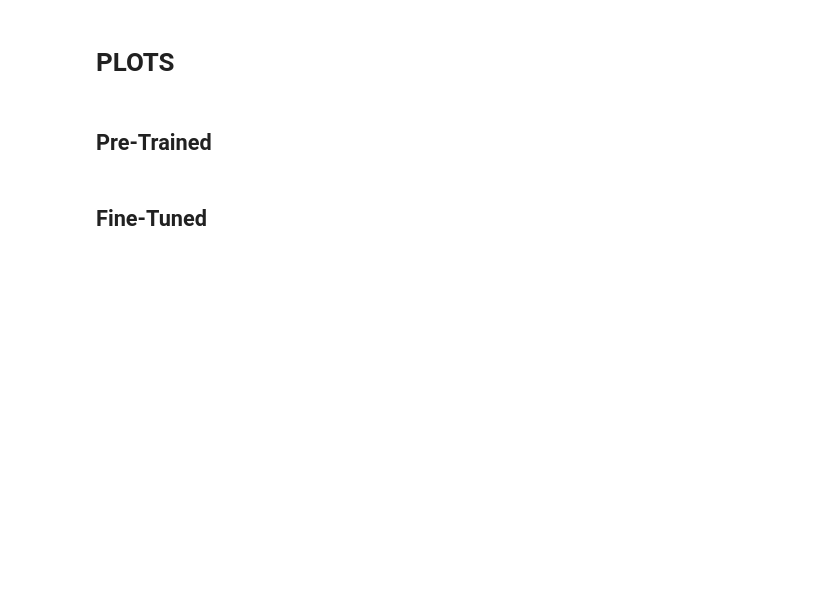
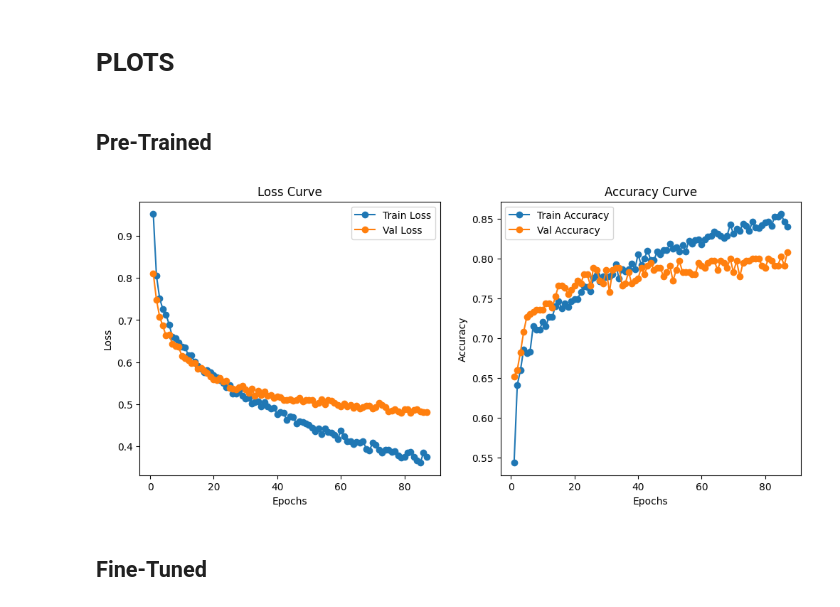
Before and after one commit to AmanJain2903/CSEN-240-ML-Project, a Jupyter notebook: Week1/ViT_Base16_in21k.ipynb, the cells around one changed output. Saved outputs shown, nothing was run; the diff lists cells and outputs as text; code cells hidden in the pictures; blank space fills up the shorter version.

```diff
--- a/Week1/ViT_Base16_in21k.ipynb
+++ b/Week1/ViT_Base16_in21k.ipynb
@@ -320,7 +321,9 @@ def plot_metrics(train_losses, val_losses, train_accuracies, val_accuracies):
 # %% [markdown]
 ## Pre-Trained
 # %%
-# plot_metrics(train_losses, val_losses, train_accuracies, val_accuracies)
+plot_metrics(train_losses, val_losses, train_accuracies, val_accuracies)
+# %% [output]
+[figure, added]
 # %% [markdown]
 ## Fine-Tuned
 # %%
```
Also changed, not shown: parts of 11 cells of this notebook.
